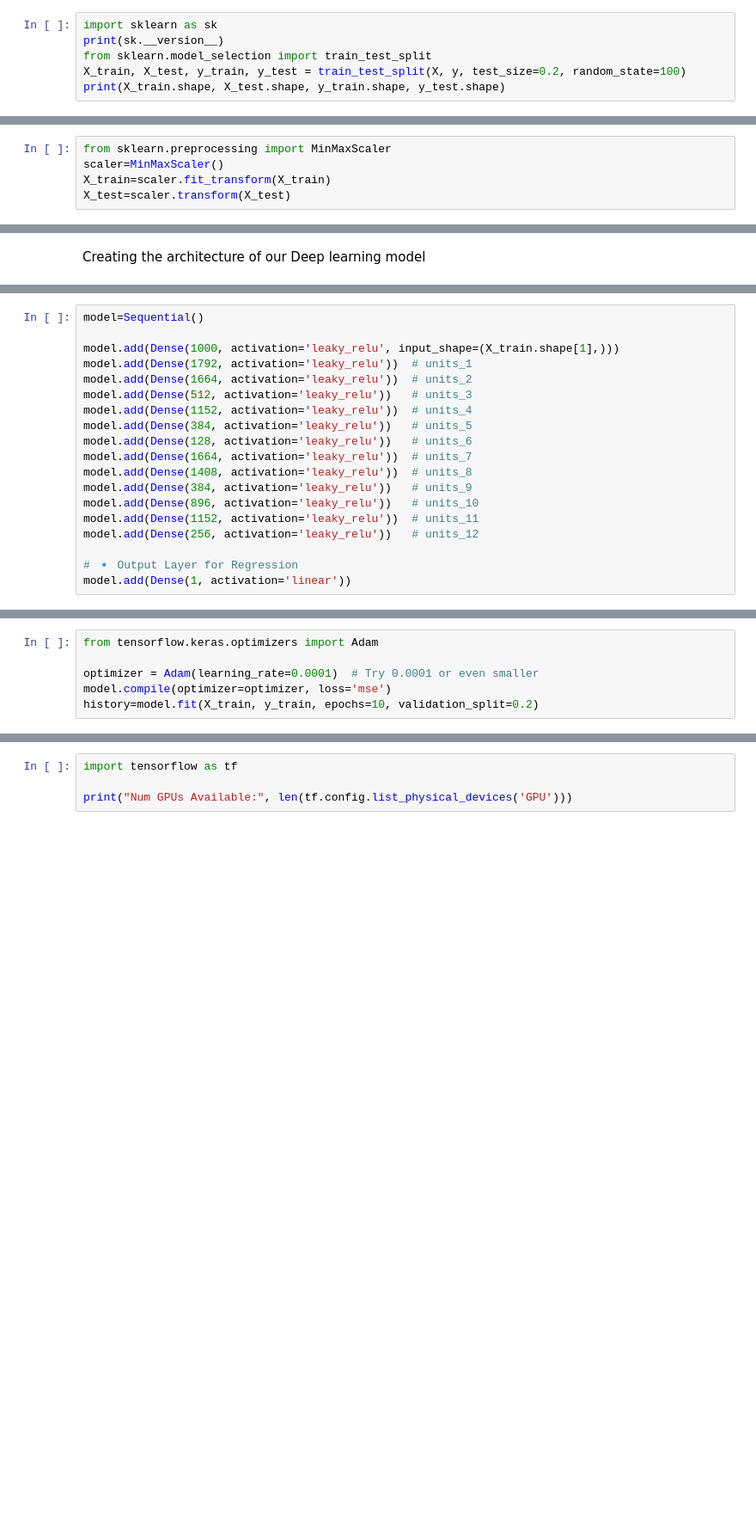
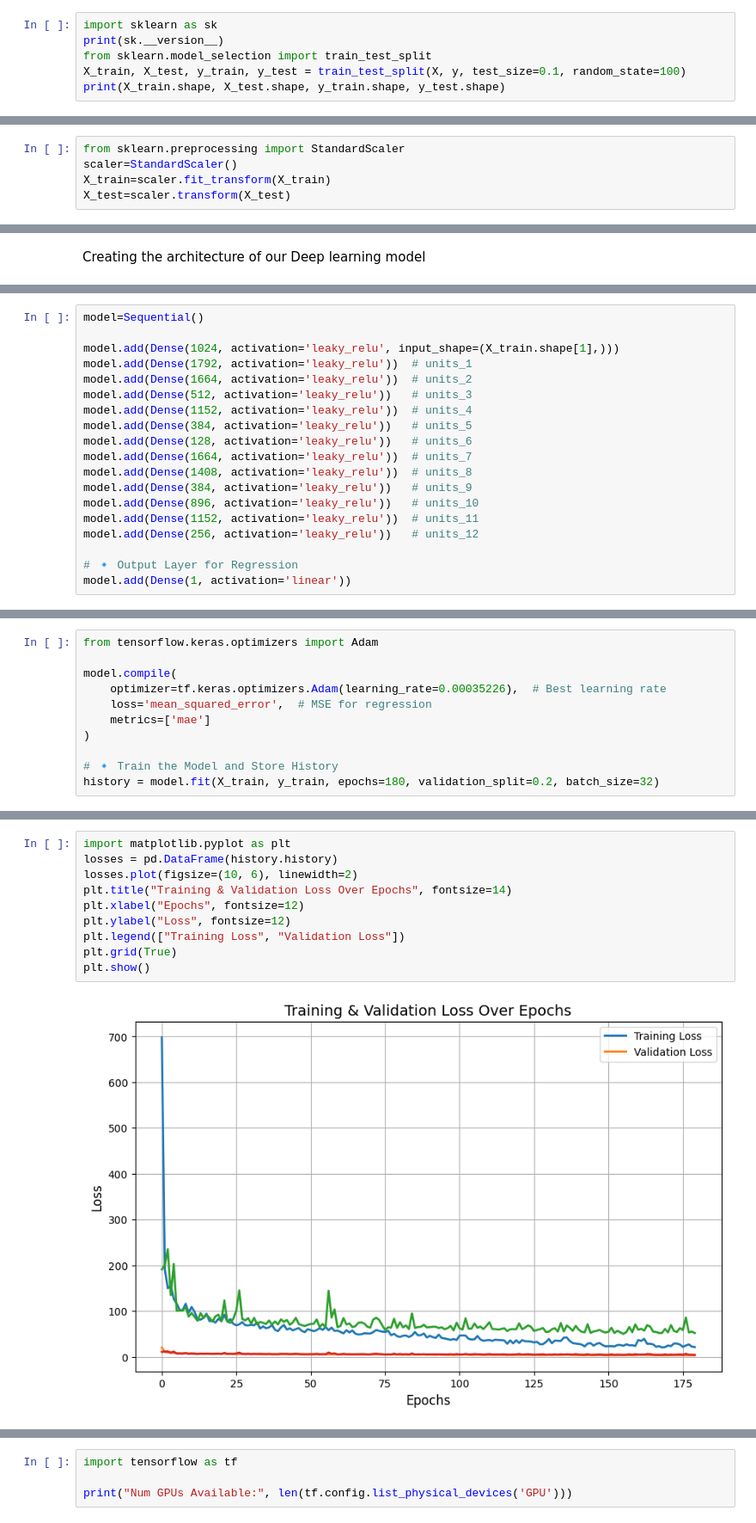
Before and after one commit to Avanish2002/ANN_compressive_strength, a Jupyter notebook: first.ipynb, the cells around one changed output, grey strips where cells are left out. Shown: that part at 86% size. Drawn from its saved outputs; the diff is of its cells as text; blank space fills up the shorter version.

Commit message:
Hyperparameter tuning: Optimized model with Bayesian search

```diff
--- a/first.ipynb
+++ b/first.ipynb
@@ -76,7 +188,7 @@ Splitting the data for testing and training
 import sklearn as sk
 print(sk.__version__)
 from sklearn.model_selection import train_test_split
-X_train, X_test, y_train, y_test = train_test_split(X, y, test_size=0.2, random_state=100)
+X_train, X_test, y_train, y_test = train_test_split(X, y, test_size=0.1, random_state=100)
 print(X_train.shape, X_test.shape, y_train.shape, y_test.shape)
 # %% [output]
 1.6.1
@@ -84,8 +196,8 @@ print(X_train.shape, X_test.shape, y_train.shape, y_test.shape)
 # %% [markdown]
 Standardizing The dataset
 # %%
-from sklearn.preprocessing import MinMaxScaler
-scaler=MinMaxScaler()
+from sklearn.preprocessing import StandardScaler
+scaler=StandardScaler()
 X_train=scaler.fit_transform(X_train)
 X_test=scaler.transform(X_test)
 # %%
@@ -120,7 +232,7 @@ Creating the architecture of our Deep learning model
 # %%
 model=Sequential()
 
-model.add(Dense(1000, activation='leaky_relu', input_shape=(X_train.shape[1],)))
+model.add(Dense(1024, activation='leaky_relu', input_shape=(X_train.shape[1],)))
 model.add(Dense(1792, activation='leaky_relu'))  # units_1
 model.add(Dense(1664, activation='leaky_relu'))  # units_2
 model.add(Dense(512, activation='leaky_relu'))   # units_3
@@ -159,7 +271,12 @@ _________________________________________________________________
 # %%
 from tensorflow.keras.optimizers import Adam
 
-optimizer = Adam(learning_rate=0.0001)  # Try 0.0001 or even smaller
-model.compile(optimizer=optimizer, loss='mse')
-history=model.fit(X_train, y_train, epochs=10, validation_split=0.2)
+model.compile(
+    optimizer=tf.keras.optimizers.Adam(learning_rate=0.00035226),  # Best learning rate
+    loss='mean_squared_error',  # MSE for regression
+    metrics=['mae']
+)
+
+# 🔹 Train the Model and Store History
+history = model.fit(X_train, y_train, epochs=180, validation_split=0.2, batch_size=32)
 # %% [output]
@@ -189,0 +313,12 @@ y_pred=model.predict(X_test)
+# %%
+import matplotlib.pyplot as plt
+losses = pd.DataFrame(history.history)
+losses.plot(figsize=(10, 6), linewidth=2)
+plt.title("Training & Validation Loss Over Epochs", fontsize=14)
+plt.xlabel("Epochs", fontsize=12)
+plt.ylabel("Loss", fontsize=12)
+plt.legend(["Training Loss", "Validation Loss"])
+plt.grid(True)
+plt.show()
+# %% [output]
+[figure, added]
```
Also changed, not shown: parts of 24 cells of this notebook.
